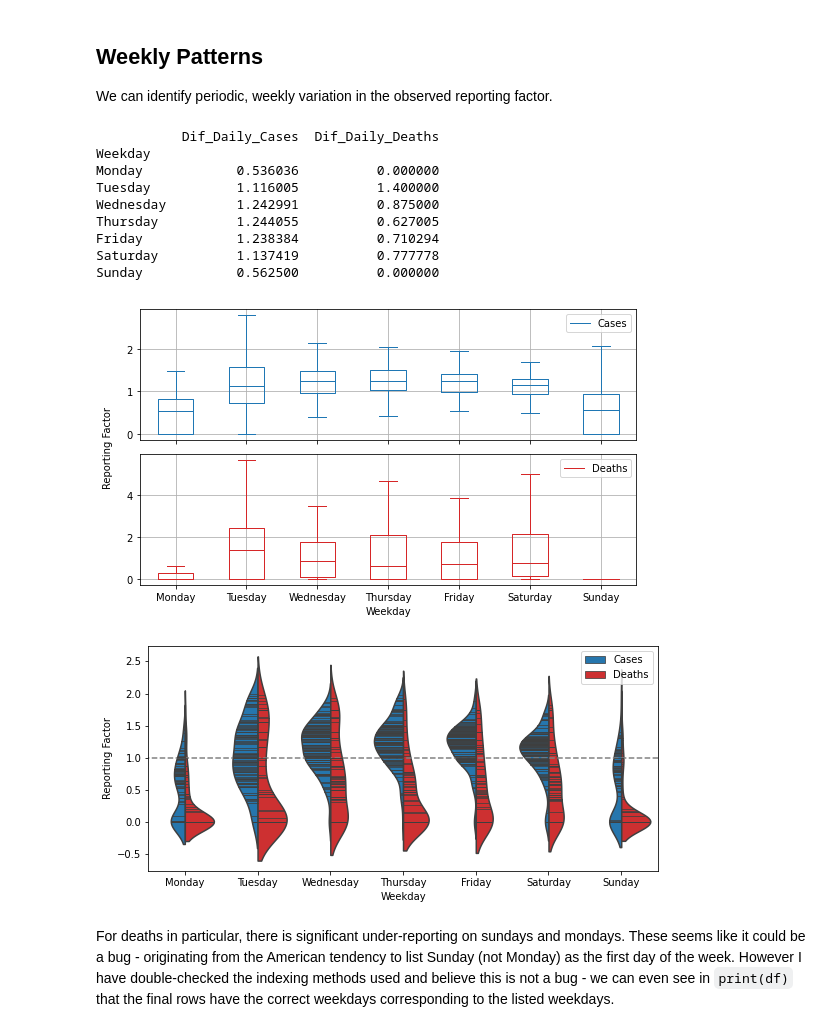
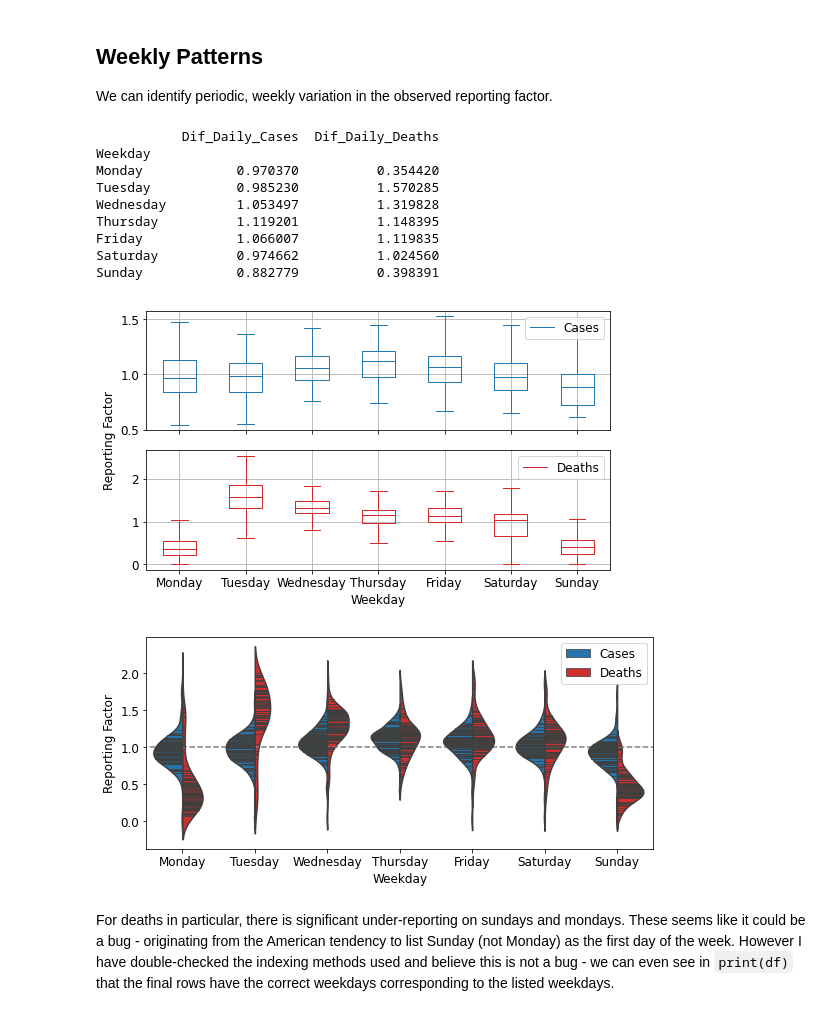
Before and after one commit to KCGallagher/periodic-sampling, a Jupyter notebook: analysis/data_trends.ipynb, the cells around one changed output. Cells and saved outputs as stored; diff of their text form; code cells hidden in the pictures.

```diff
--- a/analysis/data_trends.ipynb
+++ b/analysis/data_trends.ipynb
@@ -21,7 +21,7 @@ from country_data import generate_location_df
 
 input_dir = "../COVID-19/csse_covid_19_data/csse_covid_19_daily_reports/"
 output_dir = "../data/"
-location_key = "Maine"
+location_key = "England, United Kingdom"
 location = re.sub('\W+','',location_key)
 
 # country_df = generate_location_df(input_dir, location_key)
@@ -195,13 +193,13 @@ print(summary[['Dif_Daily_Cases', 'Dif_Daily_Deaths']])
 # %% [output]
            Dif_Daily_Cases  Dif_Daily_Deaths
 Weekday
-Monday            0.536036          0.000000
-Tuesday           1.116005          1.400000
-Wednesday         1.242991          0.875000
-Thursday          1.244055          0.627005
-Friday            1.238384          0.710294
-Saturday          1.137419          0.777778
-Sunday            0.562500          0.000000
+Monday            0.970370          0.354420
+Tuesday           0.985230          1.570285
+Wednesday         1.053497          1.319828
+Thursday          1.119201          1.148395
+Friday            1.066007          1.119835
+Saturday          0.974662          1.024560
+Sunday            0.882779          0.398391
 # %%
 def rel_reporting_plot(daily_df, column, ax, color, label):
     daily_df = rel_reporting_calc(daily_df, column)
@@ -229,32 +227,34 @@ plt.ylabel("Reporting Factor")
 plt.suptitle(''); plt.tight_layout()
 # plt.savefig(f"../images/data_trends/daily_whisker_{location}.png")
 # %% [output]
-[figure, old version]
+[figure, new version]
 # %%
 def rel_reporting_violin(daily_df, value_cols, ax, cutoff, colors, labels):
     for column in value_cols:
         daily_df = rel_reporting_calc(daily_df, column)
 
     id_col = list(daily_df.columns.values)
     for i, value in enumerate(value_cols):
         value_cols[i] = 'Dif_' + value
         id_col.remove('Dif_' + value)
     violin_df = pd.melt(daily_df, id_vars = id_col, value_vars=value_cols, var_name='Type')
     ax.hlines(y=1, xmin=-1, xmax=7, linestyles="dashed", color="gray")
-    sns.violinplot(data=violin_df, y=violin_df[(violin_df['value']<cutoff) & (violin_df['value']>=0)]['value'],
+
+    #N.B exclude zero values from discrete nature of data - distorts violin
+    sns.violinplot(data=violin_df, y=violin_df[(violin_df['value']<cutoff) & (violin_df['value']>0)]['value'],
                    ax=ax, x='Weekday', hue='Type', palette=colors, saturation=0.9, split=True, inner='stick',# cut=0,
                    order=['Monday', 'Tuesday', 'Wednesday', 'Thursday', 'Friday', 'Saturday', 'Sunday'])
     ax.set_title(''); ax.set_xlim(-0.5,6.5)
     ax.legend(handles=ax.legend_.legendHandles, labels=labels)
 
 fig, axs = plt.subplots(1, figsize=(8,4))
 rel_reporting_violin(df.copy(), ['Daily_Cases', 'Daily_Deaths'],  ax=axs, cutoff=2,
                    colors=['tab:blue', 'tab:red'], labels=["Cases", "Deaths"])
 
 plt.xlabel('Weekday'); plt.ylabel("Reporting Factor")
 plt.suptitle(''); plt.tight_layout()
 # plt.savefig(f"../images/data_trends/daily_violin_{location}.png")
 # %% [output]
-[figure, old version]
+[figure, new version]
 # %% [markdown]
 For deaths in particular, there is significant under-reporting on sundays and mondays. These seems like it could be a bug - originating from the American tendency to list Sunday (not Monday) as the first day of the week. However I have double-checked the indexing methods used and believe this is not a bug -  we can even see in `print(df)` that the final rows have the correct weekdays corresponding to the listed weekdays.
```
Also changed, not shown: parts of 6 cells of this notebook, 1 other file.
